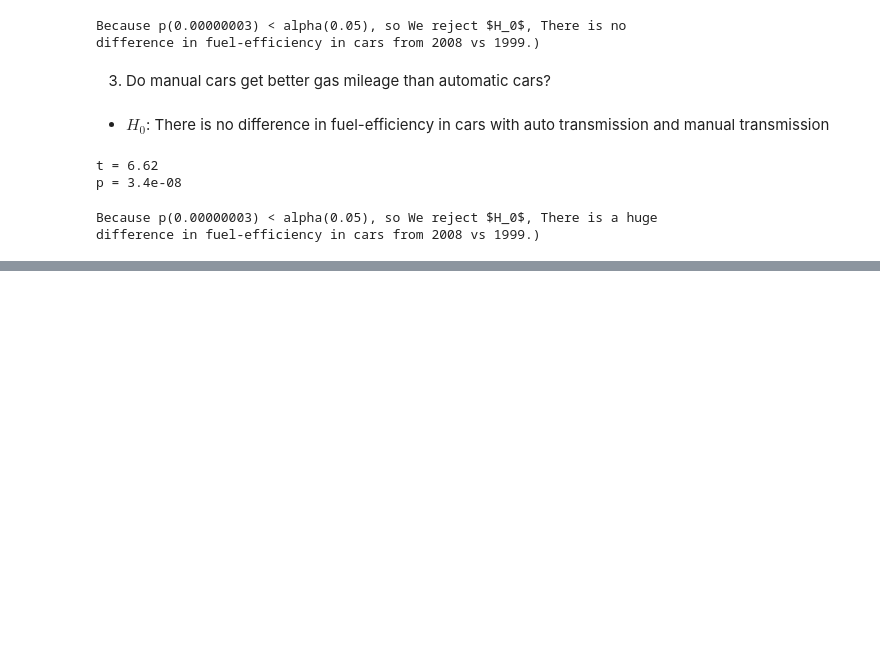
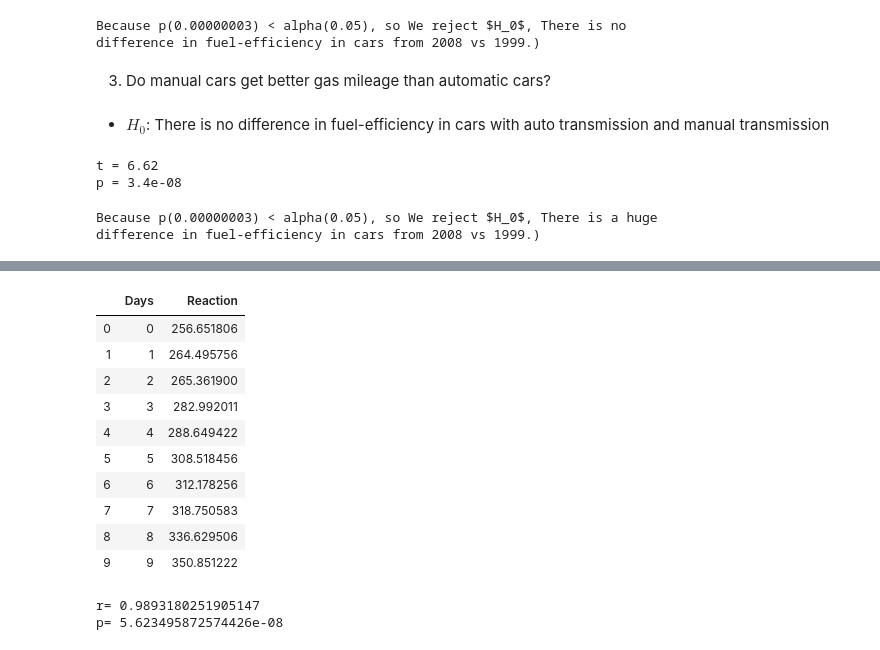
Before and after one commit to allenjiang666/statistics-exercises, a Jupyter notebook: hypothesis_testing.ipynb, the cells around one changed output, grey strips where cells are left out. Drawn from its saved outputs; the diff is of its cells as text; code cells hidden in the pictures; blank space fills up the shorter version.

```diff
--- a/hypothesis_testing.ipynb
+++ b/hypothesis_testing.ipynb
@@ -315,0 +477,3 @@ difference in fuel-efficiency in cars from 2008 vs 1999.)
+# %%
+sleep_study = data("sleepstudy")
+sleep_study.head()
@@ -315,0 +487,25 @@ difference in fuel-efficiency in cars from 2008 vs 1999.)
+# %%
+df = sleep_study.groupby('Days').Reaction.mean()
+df = df.reset_index()
+df
+# %% [output]
+|  | Days | Reaction |
+| 0 | 0 | 256.651806 |
+| 1 | 1 | 264.495756 |
+| 2 | 2 | 265.361900 |
+| 3 | 3 | 282.992011 |
+| 4 | 4 | 288.649422 |
+| 5 | 5 | 308.518456 |
+| 6 | 6 | 312.178256 |
+| 7 | 7 | 318.750583 |
+| 8 | 8 | 336.629506 |
+| 9 | 9 | 350.851222 |
+# %%
+x = df.Days
+y = df.Reaction
+r, p = stats.pearsonr(x, y)
+print('r=', r)
+print('p=', p)
+# %% [output]
+r= 0.9893180251905147
+p= 5.623495872574426e-08
```
Also changed, not shown: parts of 23 cells of this notebook, 1 other file.
